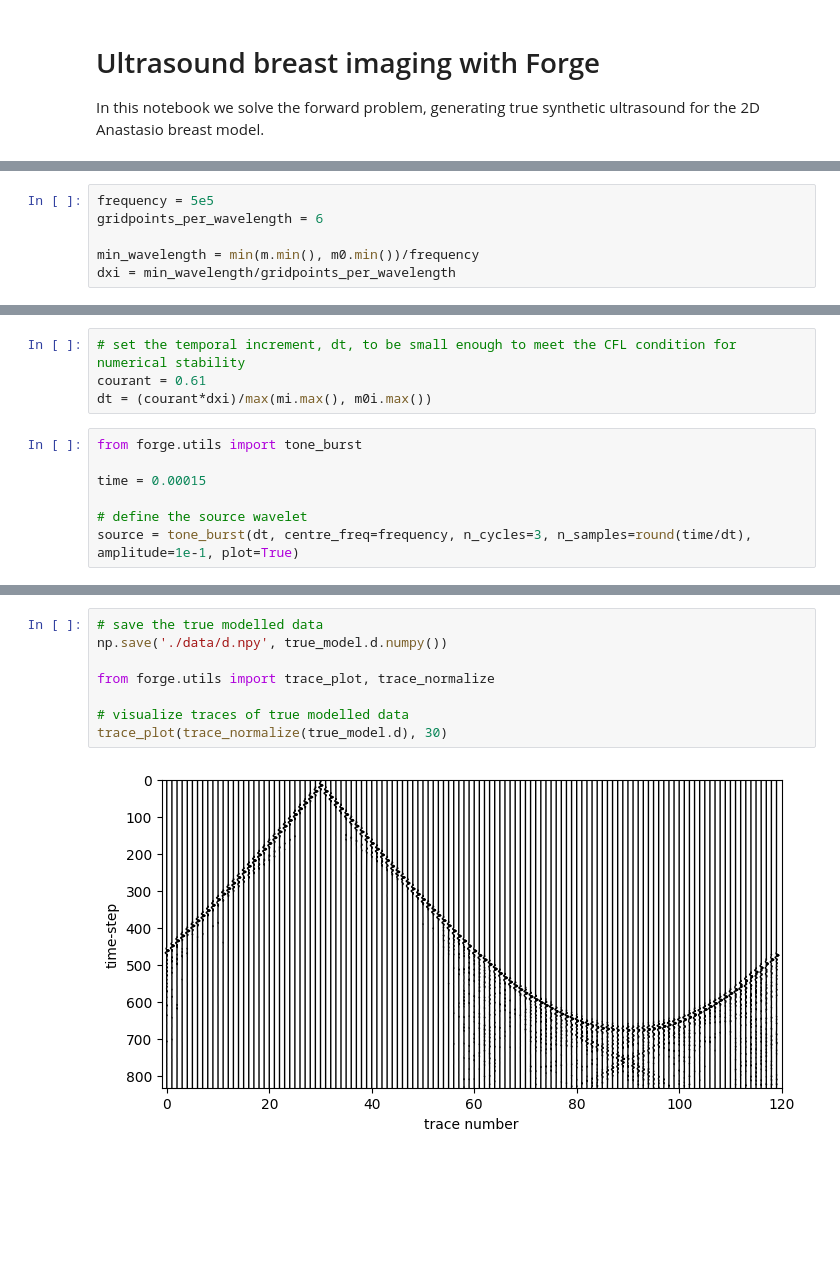
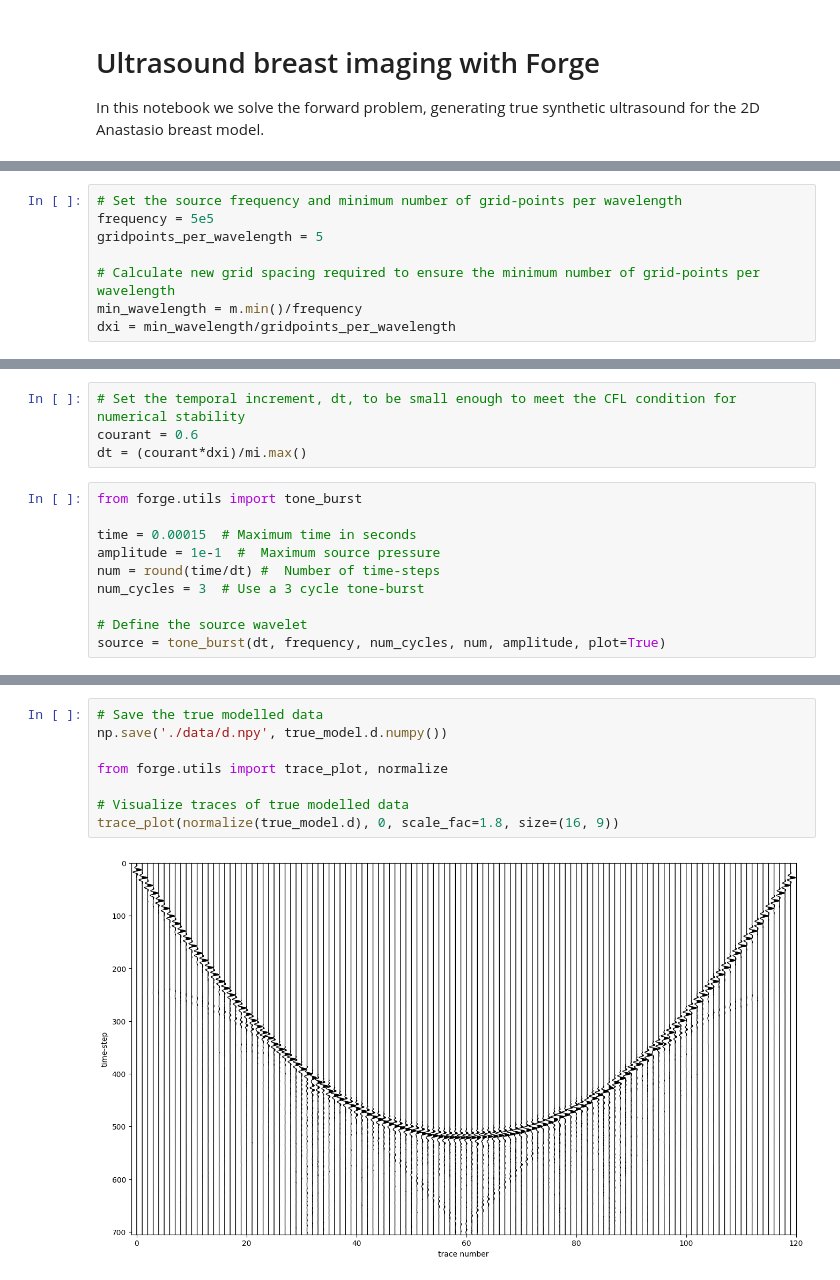
Before and after one commit to GeorgeWilliamStrong/forge, a Jupyter notebook: examples/breast2D/forward.ipynb, the cells around one changed output, grey strips where cells are left out. Cells and saved outputs as stored; diff of their text form; blank space fills up the shorter version.

```diff
--- a/examples/breast2D/forward.ipynb
+++ b/examples/breast2D/forward.ipynb
@@ -26,9 +24,11 @@ plt.show()
 r_geometry = np.load('./data/geometry.npy')
 s_geometry = r_geometry.copy()
 # %%
+# Set the source frequency and minimum number of grid-points per wavelength
 frequency = 5e5
-gridpoints_per_wavelength = 6
+gridpoints_per_wavelength = 5
 
-min_wavelength = min(m.min(), m0.min())/frequency
+# Calculate new grid spacing required to ensure the minimum number of grid-points per wavelength
+min_wavelength = m.min()/frequency
 dxi = min_wavelength/gridpoints_per_wavelength
 # %%
@@ -43,12 +43,15 @@ m0i = resample(m0, dx, dxi)
 # %%
-# set the temporal increment, dt, to be small enough to meet the CFL condition for numerical stability
-courant = 0.61
-dt = (courant*dxi)/max(mi.max(), m0i.max())
+# Set the temporal increment, dt, to be small enough to meet the CFL condition for numerical stability
+courant = 0.6
+dt = (courant*dxi)/mi.max()
 # %%
 from forge.utils import tone_burst
 
-time = 0.00015
+time = 0.00015  # Maximum time in seconds
+amplitude = 1e-1  #  Maximum source pressure
+num = round(time/dt) #  Number of time-steps
+num_cycles = 3  # Use a 3 cycle tone-burst
 
-# define the source wavelet
-source = tone_burst(dt, centre_freq=frequency, n_cycles=3, n_samples=round(time/dt), amplitude=1e-1, plot=True)
+# Define the source wavelet
+source = tone_burst(dt, frequency, num_cycles, num, amplitude, plot=True)
 # %% [output]
@@ -68,12 +71,12 @@ true_model.forward(s_posi, source)
 # %% [output]
 device = cuda:0
 # %%
-# save the true modelled data
+# Save the true modelled data
 np.save('./data/d.npy', true_model.d.numpy())
 
-from forge.utils import trace_plot, trace_normalize
+from forge.utils import trace_plot, normalize
 
-# visualize traces of true modelled data
-trace_plot(trace_normalize(true_model.d), 30)
+# Visualize traces of true modelled data
+trace_plot(normalize(true_model.d), 0, scale_fac=1.8, size=(16, 9))
 # %% [output]
-[figure, old version]
+[figure, new version]
```
Also changed, not shown: parts of 6 cells of this notebook, 2 other files.
